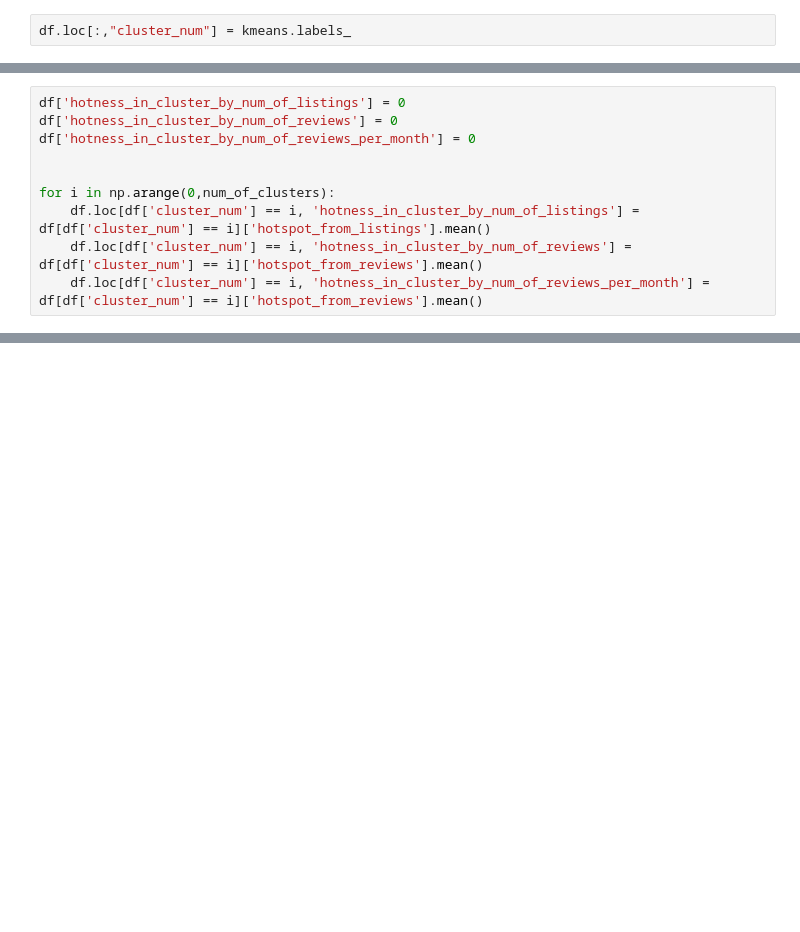
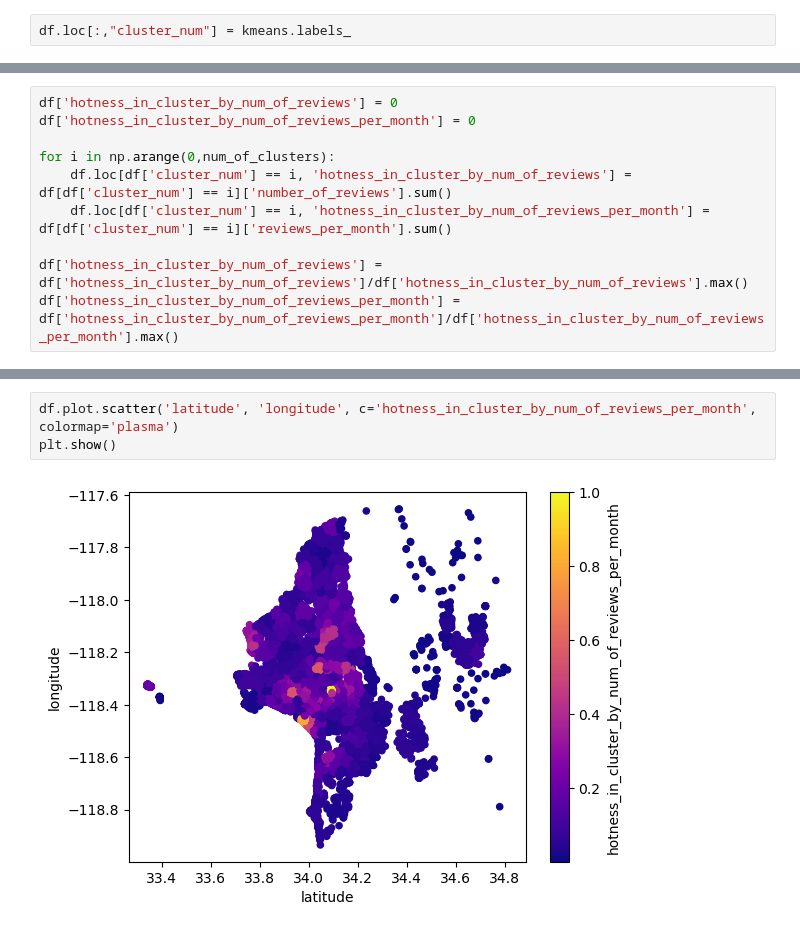
Before and after one commit to Shubhrika007/Erdos_Spring_2023, a Jupyter notebook: hotspot_exploration_kmeans.ipynb, the cells around one changed output, grey strips where cells are left out. Cells and saved outputs as stored; diff of their text form; blank space fills up the shorter version.

```diff
--- a/hotspot_exploration_kmeans.ipynb
+++ b/hotspot_exploration_kmeans.ipynb
@@ -246,10 +119,10 @@ Name: cluster_num, Length: 40147, dtype: int32
 # %%
-df['hotness_in_cluster_by_num_of_listings'] = 0
 df['hotness_in_cluster_by_num_of_reviews'] = 0
 df['hotness_in_cluster_by_num_of_reviews_per_month'] = 0
 
+for i in np.arange(0,num_of_clusters):
+    df.loc[df['cluster_num'] == i, 'hotness_in_cluster_by_num_of_reviews'] = df[df['cluster_num'] == i]['number_of_reviews'].sum()
+    df.loc[df['cluster_num'] == i, 'hotness_in_cluster_by_num_of_reviews_per_month'] = df[df['cluster_num'] == i]['reviews_per_month'].sum()
 
-for i in np.arange(0,num_of_clusters):
-    df.loc[df['cluster_num'] == i, 'hotness_in_cluster_by_num_of_listings'] = df[df['cluster_num'] == i]['hotspot_from_listings'].mean()
-    df.loc[df['cluster_num'] == i, 'hotness_in_cluster_by_num_of_reviews'] = df[df['cluster_num'] == i]['hotspot_from_reviews'].mean()
-    df.loc[df['cluster_num'] == i, 'hotness_in_cluster_by_num_of_reviews_per_month'] = df[df['cluster_num'] == i]['hotspot_from_reviews'].mean()
+df['hotness_in_cluster_by_num_of_reviews'] = df['hotness_in_cluster_by_num_of_reviews']/df['hotness_in_cluster_by_num_of_reviews'].max()
+df['hotness_in_cluster_by_num_of_reviews_per_month'] = df['hotness_in_cluster_by_num_of_reviews_per_month']/df['hotness_in_cluster_by_num_of_reviews_per_month'].max()
@@ -314,0 +143,5 @@ plt.show()
+# %%
+df.plot.scatter('latitude', 'longitude', c='hotness_in_cluster_by_num_of_reviews_per_month', colormap='plasma')
+plt.show()
+# %% [output]
+[figure, added]
```
Also changed, not shown: parts of 31 cells of this notebook, 1 other file.
